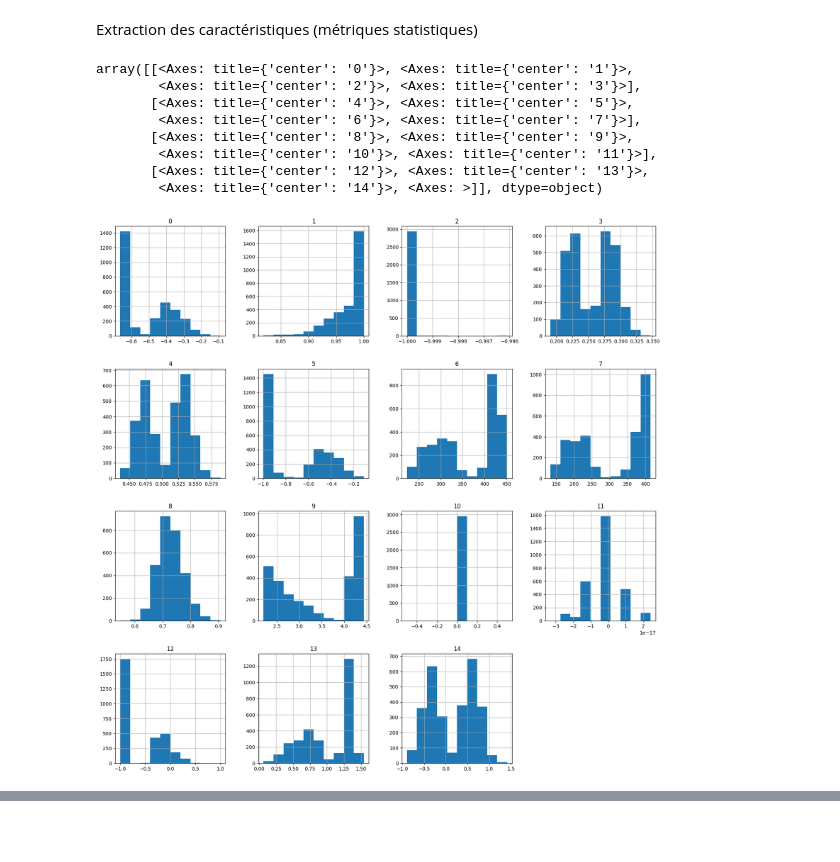
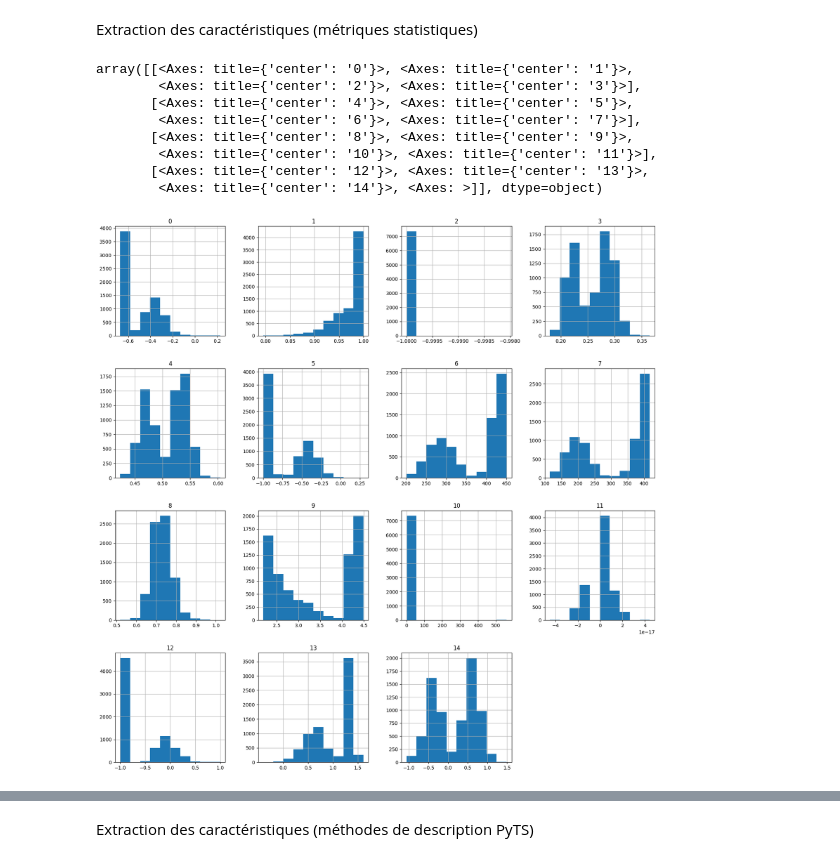
Before and after one commit to Fabien-Airaud/TrackMyMoves, a Jupyter notebook: ActivityRecognition/ActivityRecognition.ipynb, the cells around one changed output, grey strips where cells are left out. Drawn from its saved outputs; the diff is of its cells as text; code cells hidden in the pictures; blank space fills up the shorter version.

Commit message:
Add caracteristics extraction using PyTS

```diff
--- a/ActivityRecognition/ActivityRecognition.ipynb
+++ b/ActivityRecognition/ActivityRecognition.ipynb
@@ -114,31 +114,32 @@ minimum_test = np.min(donnees_brutes_test, axis=1)
 variance_test = np.var(donnees_brutes_test, axis=1)
 ecart_type_test = np.std(donnees_brutes_test, axis=1)
 mediane_test = np.median(donnees_brutes_test, axis=1)
 sma_test = np.sum(np.abs(donnees_brutes_test), axis=1)
 energie_test = np.sum(donnees_brutes_test**2, axis=1)
 iqr_test = np.percentile(donnees_brutes_test, 75, axis=1) - np.percentile(donnees_brutes_test, 25, axis=1)
 entropie_test = np.apply_along_axis(entropie, 1, donnees_brutes_test)
 coefficient_corr_test = np.corrcoef(donnees_brutes_test)
 indices_max_freq_test = np.argmax(np.abs(np.fft.fft(donnees_brutes_test)), axis=1)
 frequences_moyennes_test = np.apply_along_axis(frequence_moyenne, 1, donnees_brutes_test)
 mode_test = mode(donnees_brutes_test, axis=1)[0]
 skew_test = skew(donnees_brutes_test, axis=1)
 kurtosis_test = kurtosis(donnees_brutes_test, axis=1)
 
 
 # Concaténation des caractéristiques statistiques (vecteur)
 X_train_features = np.column_stack((moyenne_train, maximum_train, minimum_train, variance_train, ecart_type_train, mediane_train, sma_train, energie_train, iqr_train, entropie_train, indices_max_freq_train, frequences_moyennes_train, mode_train, skew_train, kurtosis_train))
 X_test_features = np.column_stack((moyenne_test, maximum_test, minimum_test, variance_test, ecart_type_test, mediane_test, sma_test, energie_test, iqr_test, entropie_test, indices_max_freq_test, frequences_moyennes_test, mode_test, skew_test, kurtosis_test))
 
 # Visualisation des caractéristiques statistiques
+pd.DataFrame(X_train_features).hist(figsize=(20, 20))
 pd.DataFrame(X_test_features).hist(figsize=(20, 20))
 # %% [output]
 array([[<Axes: title={'center': '0'}>, <Axes: title={'center': '1'}>,
         <Axes: title={'center': '2'}>, <Axes: title={'center': '3'}>],
        [<Axes: title={'center': '4'}>, <Axes: title={'center': '5'}>,
         <Axes: title={'center': '6'}>, <Axes: title={'center': '7'}>],
        [<Axes: title={'center': '8'}>, <Axes: title={'center': '9'}>,
         <Axes: title={'center': '10'}>, <Axes: title={'center': '11'}>],
        [<Axes: title={'center': '12'}>, <Axes: title={'center': '13'}>,
         <Axes: title={'center': '14'}>, <Axes: >]], dtype=object)
-[figure, old version]
+[figure, new version]
@@ -144,0 +147,2 @@ array([[<Axes: title={'center': '0'}>, <Axes: title={'center': '1'}>,
+# %% [markdown]
+Extraction des caractéristiques (méthodes de description PyTS)
```
Also changed, not shown: parts of 2 cells of this notebook.
